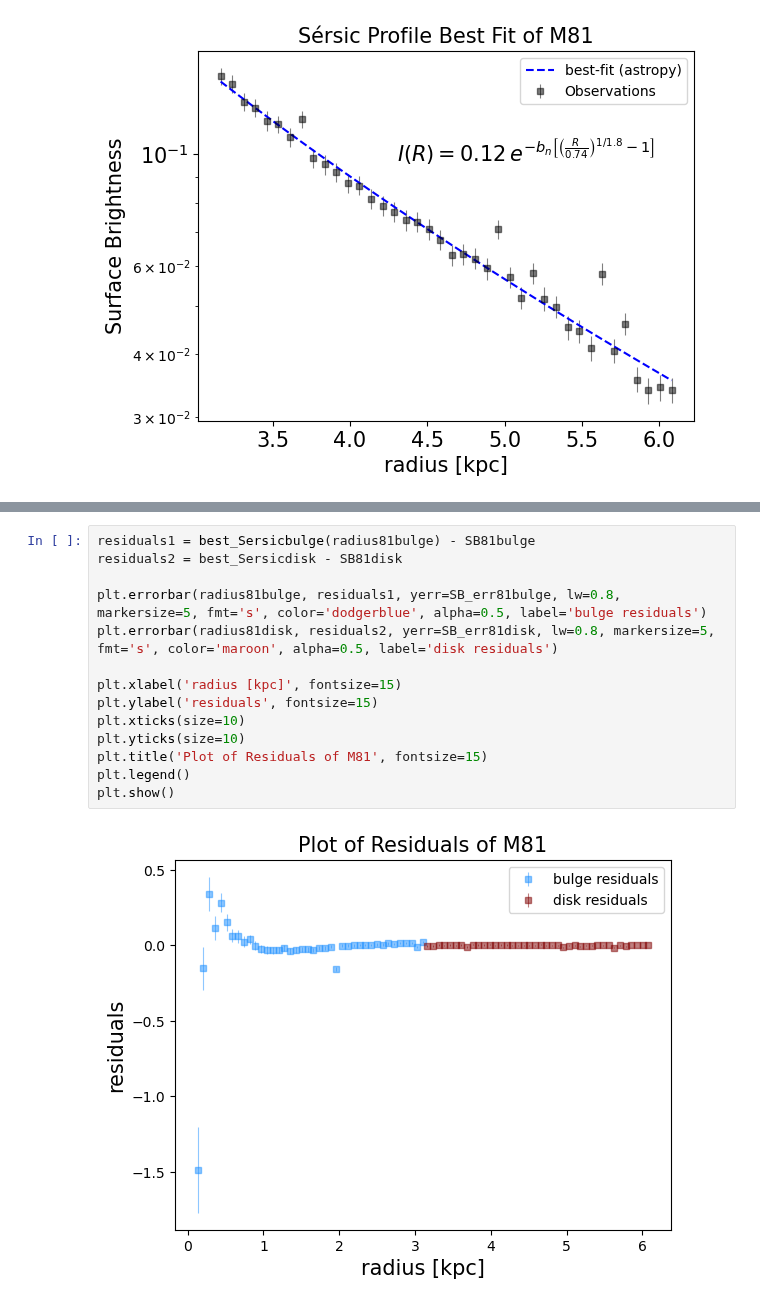
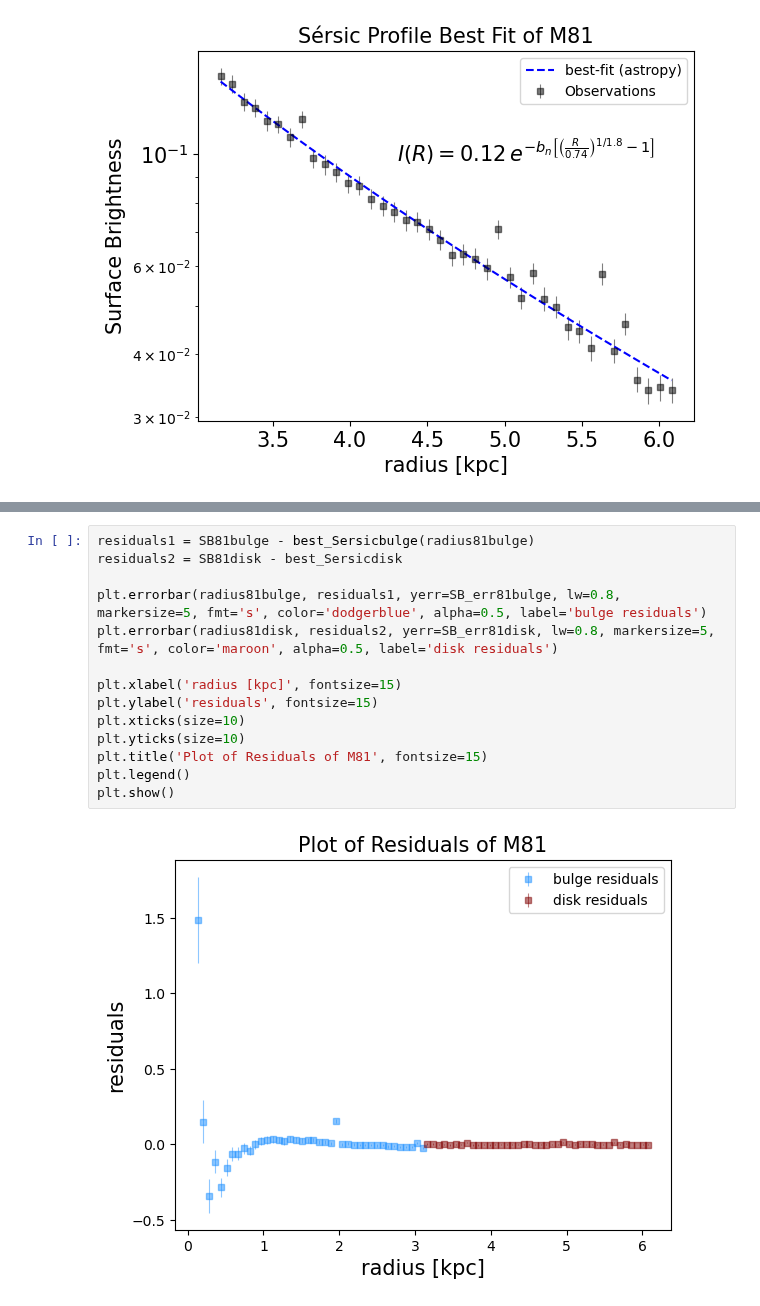
Before and after one commit to Chartman25/UnigeMasters, a Jupyter notebook: Astrophysics_and_Data_Analysis/Galaxy_fitting.ipynb, the cells around one changed output, grey strips where cells are left out. Cells and saved outputs as stored; diff of their text form.

```diff
--- a/Astrophysics_and_Data_Analysis/Galaxy_fitting.ipynb
+++ b/Astrophysics_and_Data_Analysis/Galaxy_fitting.ipynb
@@ -425,16 +434,16 @@ plt.show()
 # %%
-residuals1 = best_Sersicbulge(radius81bulge) - SB81bulge
-residuals2 = best_Sersicdisk - SB81disk
+residuals1 = SB81bulge - best_Sersicbulge(radius81bulge)
+residuals2 = SB81disk - best_Sersicdisk
 
 plt.errorbar(radius81bulge, residuals1, yerr=SB_err81bulge, lw=0.8, markersize=5, fmt='s', color='dodgerblue', alpha=0.5, label='bulge residuals')
 plt.errorbar(radius81disk, residuals2, yerr=SB_err81disk, lw=0.8, markersize=5, fmt='s', color='maroon', alpha=0.5, label='disk residuals')
 
 plt.xlabel('radius [kpc]', fontsize=15)
 plt.ylabel('residuals', fontsize=15)
 plt.xticks(size=10)
 plt.yticks(size=10)
 plt.title('Plot of Residuals of M81', fontsize=15)
 plt.legend()
 plt.show()
 # %% [output]
-[figure, old version]
+[figure, new version]
```
Also changed, not shown: parts of 5 cells of this notebook, 1 other file.
